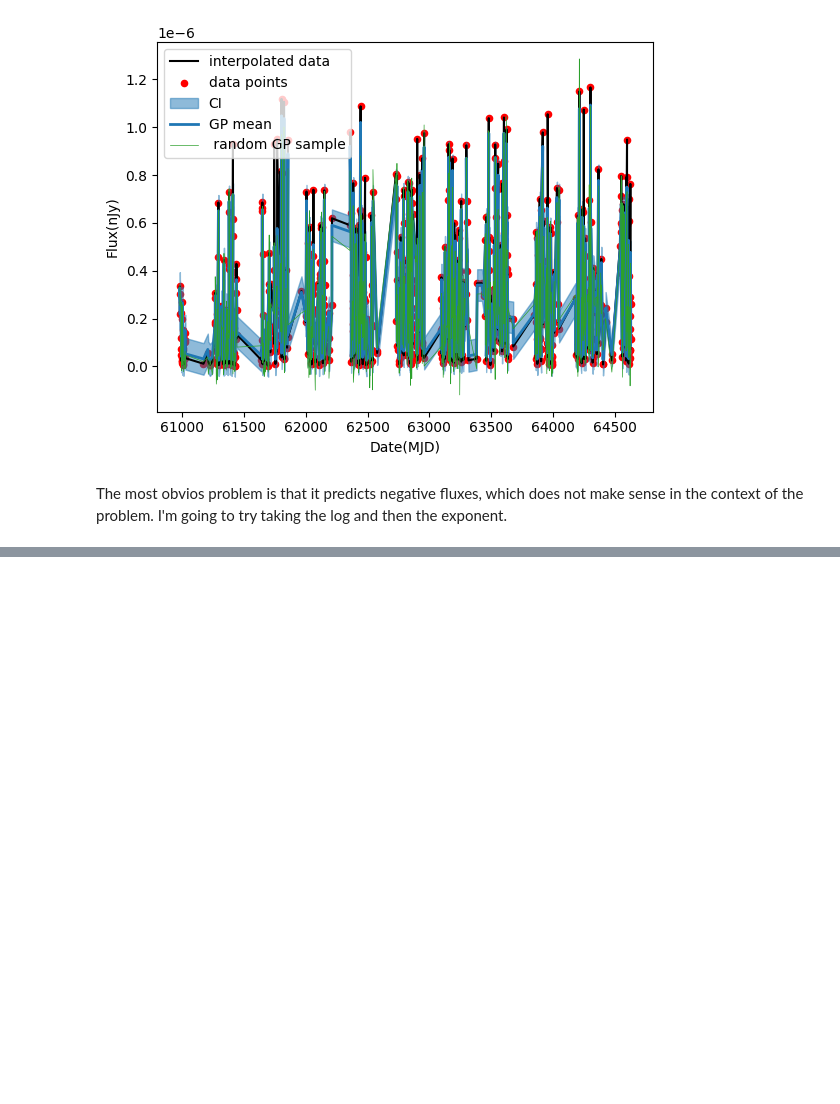
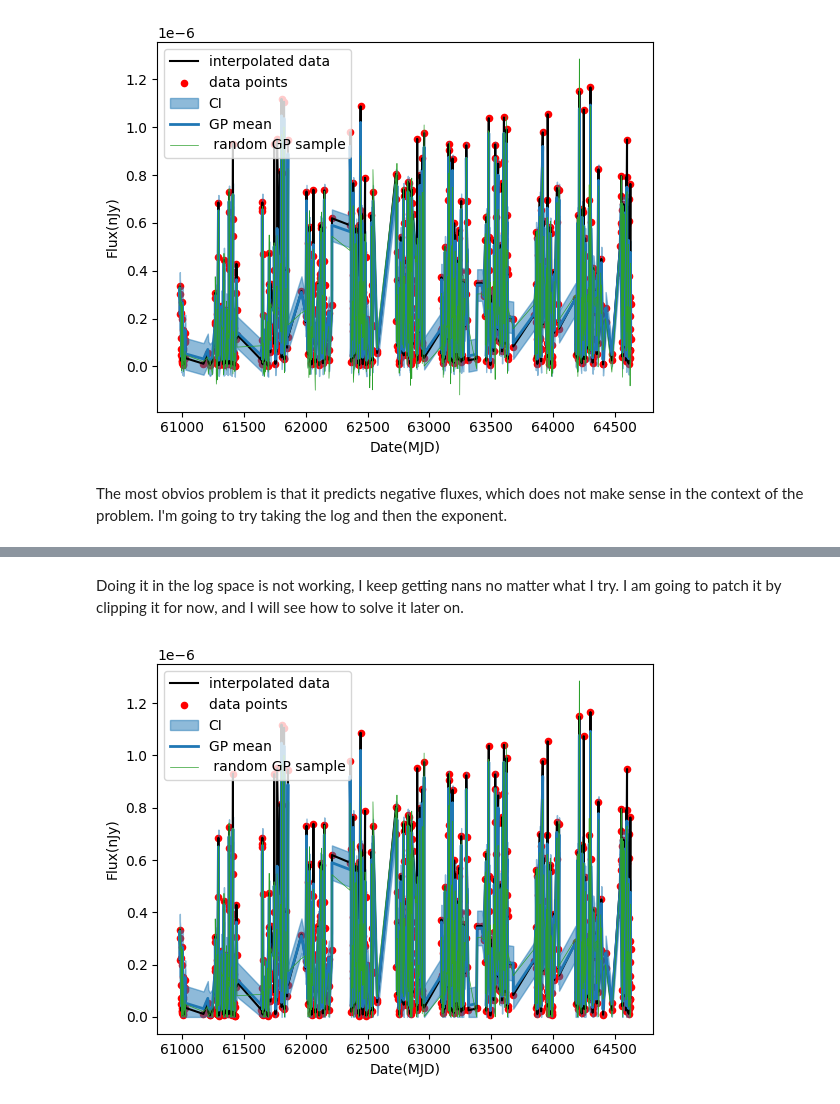
Before and after one commit to Zoe-Au/cosmographi, a Jupyter notebook: src/cosmographi/source/tiny_gp_experiments.ipynb, the cells around one changed output, grey strips where cells are left out. Saved outputs shown, nothing was run; the diff lists cells and outputs as text; code cells hidden in the pictures; blank space fills up the shorter version.

```diff
--- a/src/cosmographi/source/tiny_gp_experiments.ipynb
+++ b/src/cosmographi/source/tiny_gp_experiments.ipynb
@@ -400,29 +402,3 @@ _ = plt.ylabel("Flux(nJy)")
 [figure]
 # %% [markdown]
 The most obvios problem is that it predicts negative fluxes, which does not make sense in the context of the problem. I'm going to try taking the log and then the exponent.
-# %%
-theta = (jnp.log(float(sigma.value)), jnp.log(float(scale.value)))
-
-soln = solver.run(theta, X=x, y=y_standarized)
-
-gp = build_gp_var_fixed(soln.params, x)
-
-print(soln.params)
-
-cond_gp = gp.condition(y_standarized).gp
-
-
-mu, var = jnp.exp(jnp.log(mu)), jnp.exp(jnp.log(var))
-
-print(mu)
-
-
-
-plt.plot(x, y_mean + y_sd * y_standarized, color = "k")
-plt.scatter(x, y_mean + y_sd * y_standarized, color="red", s=20)
-plt.fill_between(x, y_mean + y_sd * (mu + np.sqrt(var)), y_mean + y_sd * (mu - np.sqrt(var)), color="C0", alpha=0.5)
-plt.plot(x, y_mean + y_sd * mu, color="C0", lw=2)
-plt.plot(x, y_mean + y_sd * cond_gp.sample(jax.random.PRNGKey(42)), color="C2", lw=0.5)
-plt.legend(["interpolated data", "data points", "CI", "GP mean", " random GP sample"])
-plt.xlabel("Date(MJD)")
-_ = plt.ylabel("Flux(nJy)")
@@ -512,0 +462,15 @@ nan nan
+# %% [markdown]
+Doing it in the log space is not working, I keep getting nans no matter what I try. I am going to patch it by clipping it for now, and I will see how to solve it later on.
+# %%
+# TODO FInd an alternative to clipping, especially not this way, where I clip the final output instead of all possible sample.
+
+plt.plot(x, y_mean + y_sd * y_standarized, color = "k")
+plt.scatter(x, y_mean + y_sd * y_standarized, color="red", s=20)
+plt.fill_between(x, y_mean + y_sd * (mu + np.sqrt(var)), jnp.clip(y_mean + y_sd * (mu - np.sqrt(var)), 0.0, None), color="C0", alpha=0.5)
+plt.plot(x, y_mean + y_sd * mu, color="C0", lw=2)
+plt.plot(x, jnp.clip(y_mean + y_sd * cond_gp.sample(jax.random.PRNGKey(42)), 0.0, None), color="C2", lw=0.5)
+plt.legend(["interpolated data", "data points", "CI", "GP mean", " random GP sample"])
+plt.xlabel("Date(MJD)")
+_ = plt.ylabel("Flux(nJy)")
+# %% [output]
+[figure, added]
```
Also changed, not shown: parts of 12 cells of this notebook.
